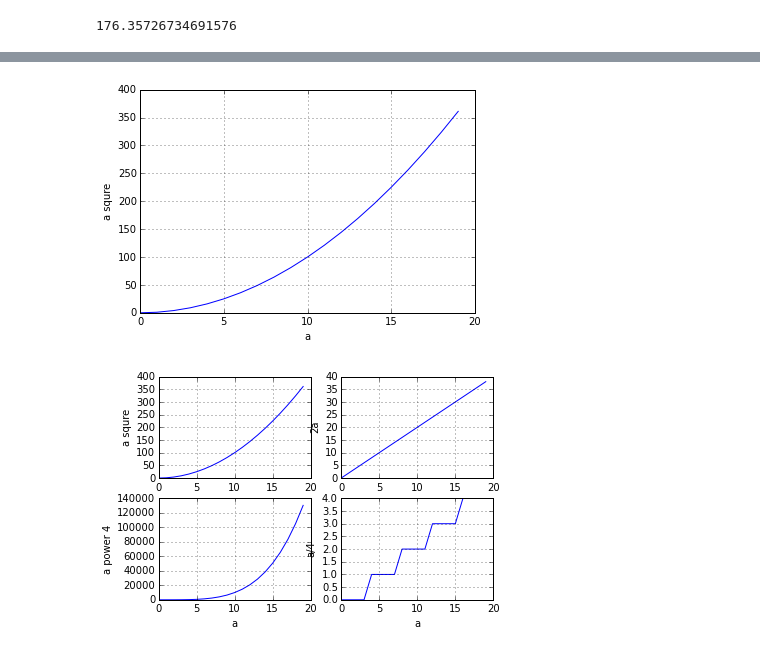
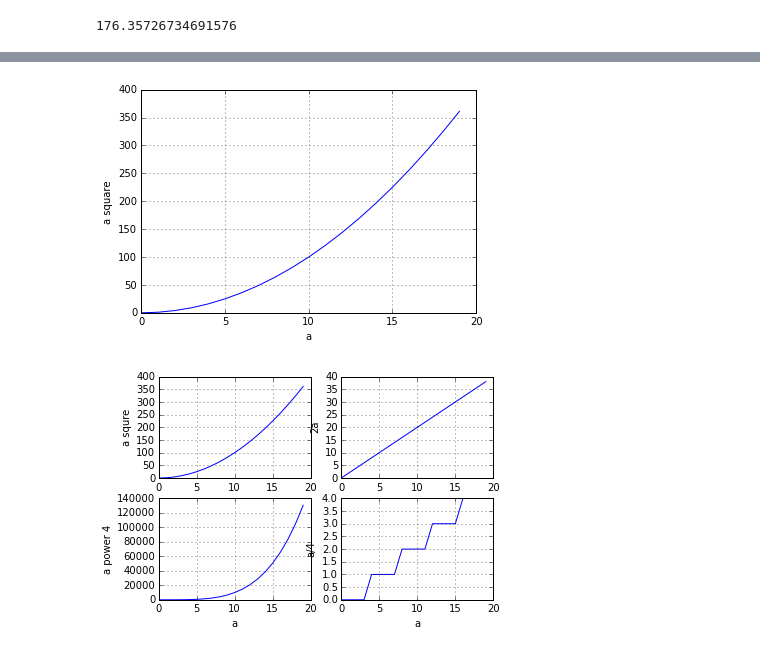
Before and after one commit to smu405/s, a Jupyter notebook: st_intro.ipynb, the cells around one changed output, grey strips where cells are left out. Saved outputs shown, nothing was run; the diff lists cells and outputs as text; code cells hidden in the pictures.

```diff
--- a/st_intro.ipynb
+++ b/st_intro.ipynb
@@ -680,13 +753,13 @@ plt.show()
 # %%
 fig=plt.figure()
 ax=fig.add_subplot(111)
 ax.plot(a,a**2)
 ax.set_xlabel('a')
-ax.set_ylabel('a squre')
+ax.set_ylabel('a square')
 ax.grid()
 plt.show()
 # %% [output]
-[figure, old version]
+[figure, new version]
 # %%
 fig=plt.figure()
 ax221=fig.add_subplot(221)
```
Also changed, not shown: parts of 21 cells of this notebook.
